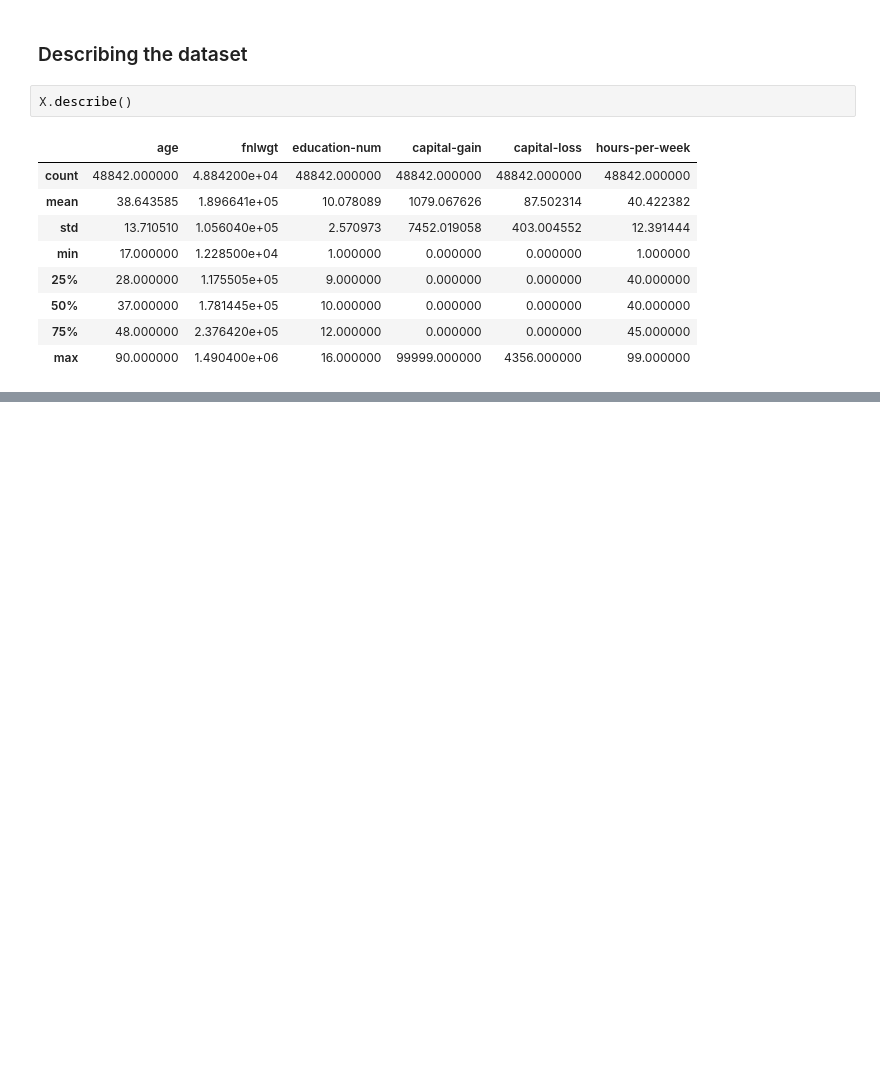
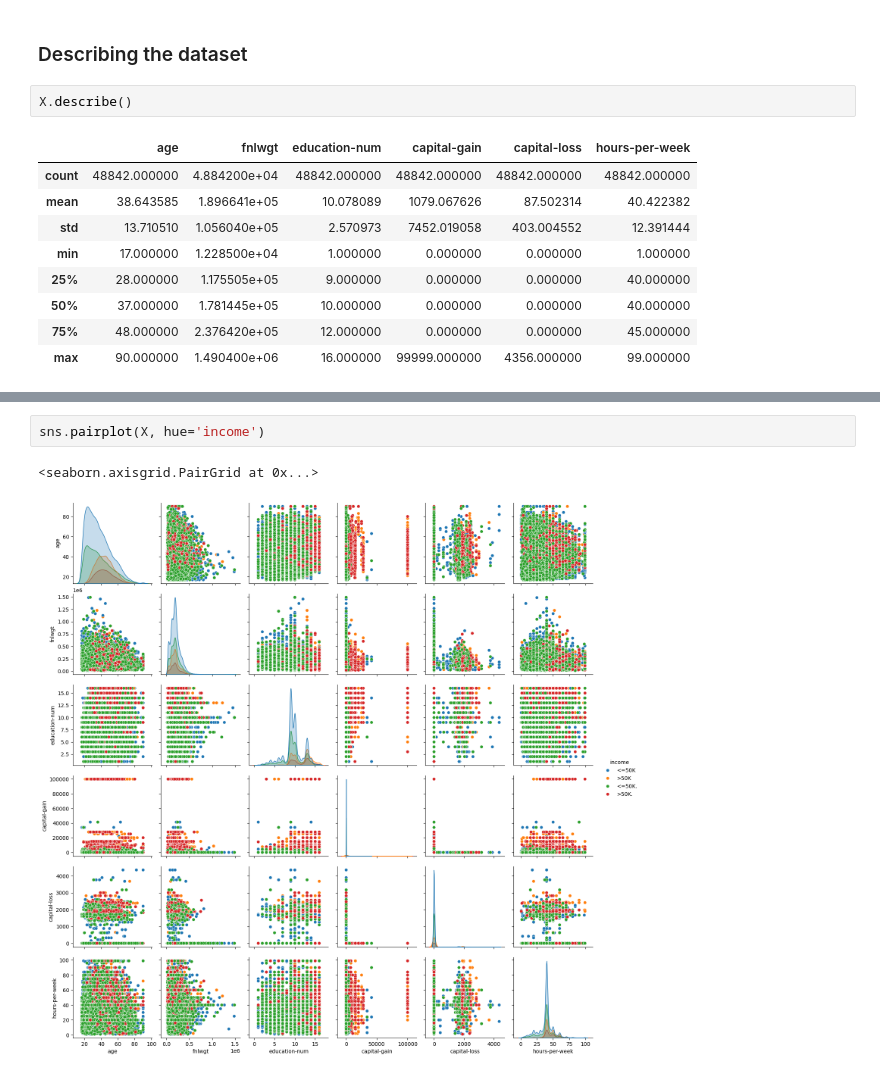
Before and after one commit to Kavindu-D/Census_Income, a Jupyter notebook: Preprocessing.ipynb, the cells around one changed output, grey strips where cells are left out. Saved outputs shown, nothing was run; the diff lists cells and outputs as text; blank space fills up the shorter version.

```diff
--- a/Preprocessing.ipynb
+++ b/Preprocessing.ipynb
@@ -129,0 +143,5 @@ X.describe()
+# %%
+sns.pairplot(X, hue='income')
+# %% [output]
+<seaborn.axisgrid.PairGrid at 0x...>
+[figure, added]
```
Also changed, not shown: parts of 4 cells of this notebook.
